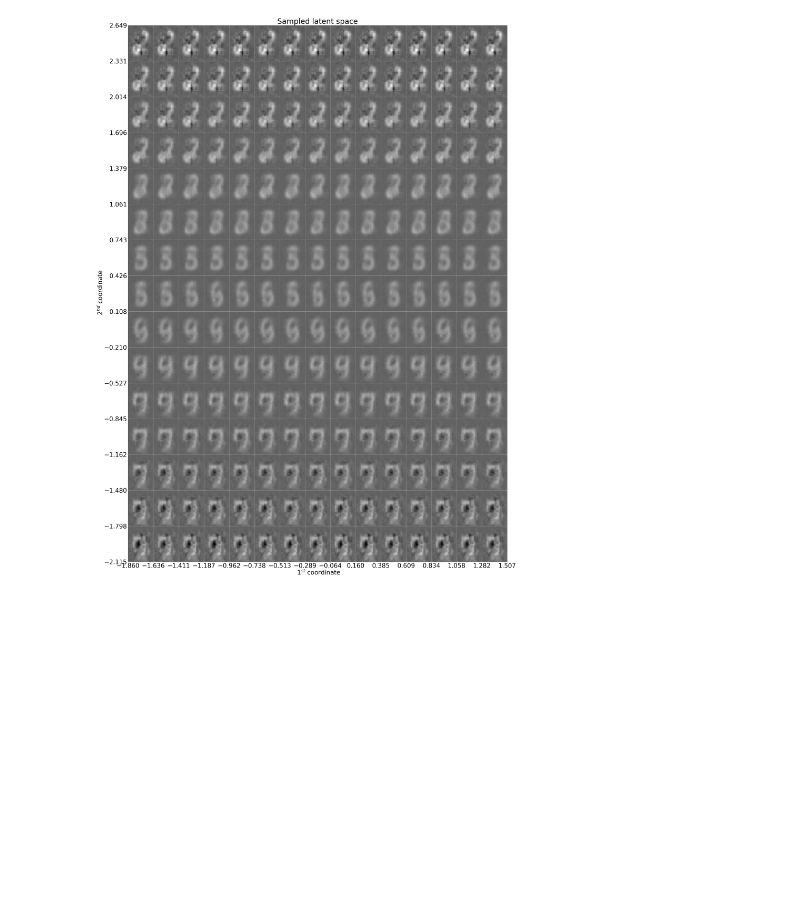
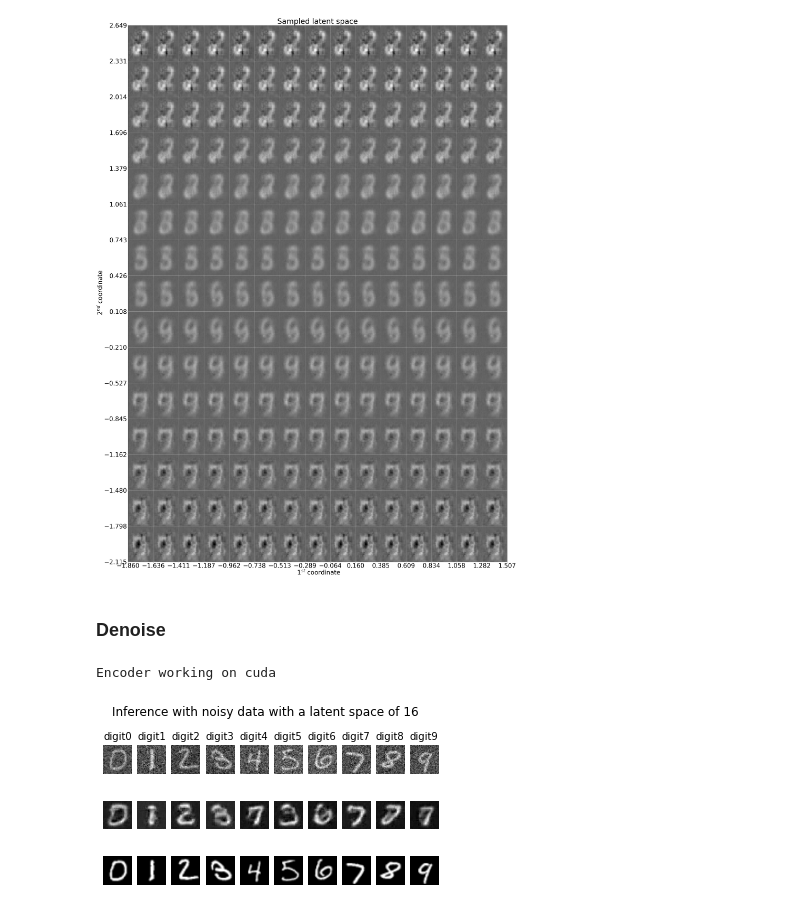
Before and after one commit to Yikeru/5LSL0, a Jupyter notebook: Assignment 3/ex8.ipynb, the cells around one changed output. Drawn from its saved outputs; the diff is of its cells as text; code cells hidden in the pictures; blank space fills up the shorter version.

```diff
--- a/Assignment 3/ex8.ipynb
+++ b/Assignment 3/ex8.ipynb
@@ -484,3 +487,53 @@ plt.imsave(fname=os.path.join("./", "decodedlatent7.png"), arr=bigplot, cmap='gr
 plt.show()
 # %% [output]
 [figure]
+# %% [markdown]
+### Denoise
+# %%
+model = AE()
+model.load_state_dict(torch.load(model_path, map_location=torch.device('cpu')))
+model.eval()
+
+_, test_loader, _ = MNIST_dataloader.create_dataloaders(data_loc, batch_size=1)
+
+# load images
+x_clean_test  = test_loader.dataset.Clean_Images
+x_noisy_test  = test_loader.dataset.Noisy_Images
+labels_test   = test_loader.dataset.Labels
+# use these 10 examples as representations for all digits
+x_clean_example = x_clean_test[0:10,:,:,:]
+x_noisy_example = x_noisy_test[0:10,:,:,:]
+labels_example = labels_test[0:10]
+
+
+# forward pass through the network / INFERENCE *suspicious look*
+device = torch.device('cpu')
+mu, sigma, latent, generated = model.forward(x_noisy_example)
+mu, sigma, latent, generated_clean = model.forward(x_clean_example)
+generated.to('cpu')
+
+
+
+# plot
+#plt.figure(figsize=(10,30))
+for i in range(10):
+    plt.subplot(4,10,i+1)
+    plt.axis('off')
+    plt.imshow(x_noisy_example[i,0,:,:].detach().numpy(), cmap='gray')
+    plt.title("digit"+str(i), fontsize=10)
+    plt.subplot(4,10,11+i)
+    plt.axis('off')
+    plt.imshow(generated[i,0,:,:].detach().numpy(), cmap='gray')
+    plt.subplot(4,10,21+i)
+    plt.axis('off')
+    plt.imshow(x_clean_example[i,0,:,:].detach().numpy(), cmap='gray')
+#     plt.subplot(4,10,31+i)
+#     plt.axis('off')
+#     plt.imshow(generated_clean[i,0,:,:].detach().numpy(), cmap='gray')
+
+plt.subplots_adjust(hspace=0.1)
+plt.suptitle("Inference with noisy data with a latent space of 16")
+plt.show()
+# %% [output]
+Encoder working on cuda
+[figure, added]
```
Also changed, not shown: parts of 6 cells of this notebook.
